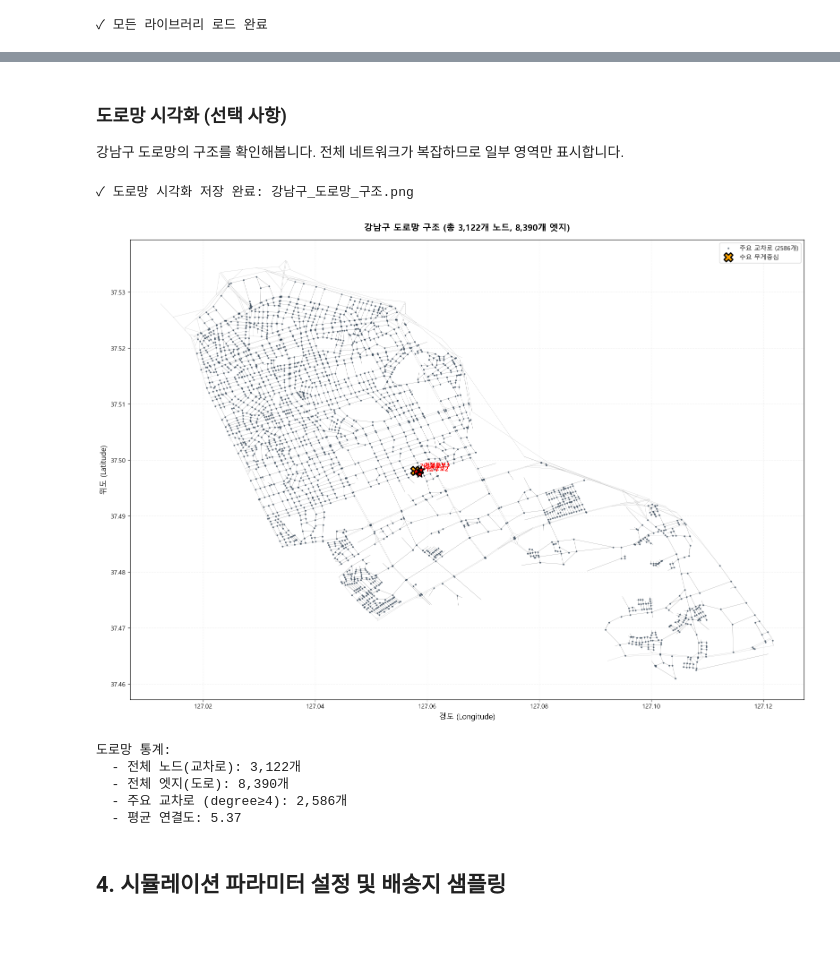
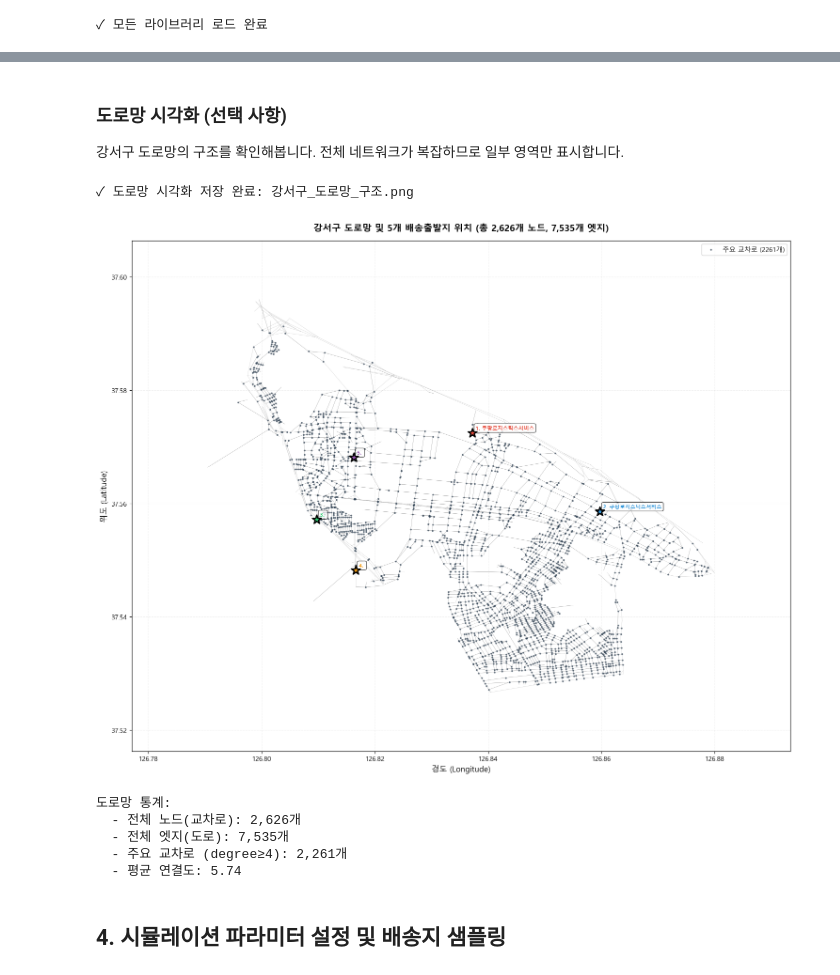
Before and after one commit to papuagigi/Logistics_management_TeamProject, a Jupyter notebook: logistics_optimization_full.ipynb, the cells around one changed output, grey strips where cells are left out. Drawn from its saved outputs; the diff is of its cells as text; code cells hidden in the pictures; blank space fills up the shorter version.

```diff
--- a/logistics_optimization_full.ipynb
+++ b/logistics_optimization_full.ipynb
@@ -50,6 +52,7 @@ print("✓ 모든 라이브러리 로드 완료")
 # %%
 # 파일 경로 설정
-file_path = '최종_배송목록_20231201_강남구.csv'
+delivery_file = '강서구_상가_위도경도도로명주소.xlsx'
+depot_file = '강서구_배송출발지_좌표.csv'
 
 # CSV 파일 안전 로드 함수
 def read_csv_safe(p):
@@ -64,8 +67,9 @@ def read_csv_safe(p):
     df.columns = df.columns.str.strip()
     return df
 
-# 데이터 로드
-df_deliveries = read_csv_safe(file_path)
+# 강서구 상가 배송지 데이터 로드 (Excel 파일)
+df_deliveries = pd.read_excel(delivery_file)
+df_deliveries.columns = df_deliveries.columns.str.strip()
 
 # 데이터 확인
 print(f"총 배송지 수: {len(df_deliveries):,}개")
@@ -115,13 +151,14 @@ OSMnx를 사용하여 강남구의 실제 도로망 데이터를 로드하고,
 # %%
-# 도로망 데이터 로드
-place_name = 'Gangnam-gu, Seoul, South Korea'
-graph_path = 'gangnam_drive_network.graphml'
+# 도로망 데이터 로드 (강서구)
+place_name = 'Gangseo-gu, Seoul, South Korea'
+graph_path = 'gangseo_drive_network.graphml'
 
 try:
     G = ox.load_graphml(graph_path)
     print(f"✓ '{graph_path}' 파일에서 도로망 데이터를 불러왔습니다.")
 except FileNotFoundError:
     print(f"'{graph_path}' 파일이 없어 새로 다운로드합니다...")
+    print("⚠️ 강서구 도로망 다운로드 중입니다 (1-2분 소요)...")
     G = ox.graph_from_place(place_name, network_type='drive')
     ox.save_graphml(G, graph_path)
     print(f"✓ 도로망 데이터를 '{graph_path}'에 저장했습니다.")
@@ -129,4 +166,5 @@ except FileNotFoundError:
 print(f"\n도로망 정보:")
 print(f"  - 노드(교차로) 수: {len(G.nodes):,}개")
 print(f"  - 엣지(도로) 수: {len(G.edges):,}개")
+print(f"  - 범위: 강서구 (배송출발지 + 배송지 모두 포함)")
 # %% [output]
@@ -174,13 +207,10 @@ for i, node_id in enumerate(depot_candidates, 1):
 # %% [markdown]
 ### 도로망 시각화 (선택 사항)
 
-강남구 도로망의 구조를 확인해봅니다. 전체 네트워크가 복잡하므로 일부 영역만 표시합니다.
+강서구 도로망의 구조를 확인해봅니다. 전체 네트워크가 복잡하므로 일부 영역만 표시합니다.
 # %%
 # 도로망 시각화 (전체 또는 일부)
 fig, ax = plt.subplots(figsize=(16, 12))
-
-# 방법 1: OSMnx의 plot_graph 사용 (간단하지만 느림)
-# ox.plot_graph(G, ax=ax, node_size=1, edge_linewidth=0.5, bgcolor='white')
 
 # 방법 2: NetworkX로 직접 그리기 (빠르고 커스터마이즈 가능)
 # 노드 위치 추출
@@ -197,53 +227,60 @@ for edge in G.edges():
 
 ax.plot(edge_x, edge_y, 'gray', linewidth=0.3, alpha=0.5, zorder=1)
 
 # 주요 교차로만 표시 (degree가 높은 노드)
 node_degrees = dict(G.degree())
 major_nodes = [node for node, degree in node_degrees.items() if degree >= 4]
 major_x = [pos[node][0] for node in major_nodes]
 major_y = [pos[node][1] for node in major_nodes]
 ax.scatter(major_x, major_y, c='#2c3e50', s=3, alpha=0.6, zorder=2, label=f'주요 교차로 ({len(major_nodes)}개)')
 
-# 거점 후보 노드 강조 표시
-for i, depot_id in enumerate(depot_candidates):
+# 5개 고정 거점 강조 표시
+depot_colors = ['#e74c3c', '#3498db', '#2ecc71', '#f39c12', '#9b59b6']
+for i, depot_id in enumerate(depot_nodes_list):
     depot_x, depot_y = pos[depot_id]
-    ax.scatter(depot_x, depot_y, c='red', s=150, marker='*',
-              edgecolors='black', linewidth=1.5, zorder=5)
-    ax.annotate(f'거점후보{i+1}', (depot_x, depot_y),
+    ax.scatter(depot_x, depot_y, c=depot_colors[i], s=200, marker='*',
+              edgecolors='black', linewidth=2, zorder=5)
+    depot_name = df_depots.iloc[i]['사업장명'].split('(')[0][:10]  # 이름 축약
+    ax.annotate(f'{i+1}. {depot_name}', (depot_x, depot_y),
                xytext=(5, 5), textcoords='offset points',
-               fontsize=9, fontweight='bold', color='red')
-
-# 무게 중심 표시
-ax.scatter(center_lon, center_lat, c='orange', s=200, marker='X',
-          edgecolors='black', linewidth=2, zorder=4, label='수요 무게중심')
+               fontsize=8, fontweight='bold', color=depot_colors[i],
+               bbox=dict(boxstyle='round,pad=0.3', facecolor='white', alpha=0.7))
 
 # 그래프 설정
 ax.set_xlabel('경도 (Longitude)', fontsize=12)
 ax.set_ylabel('위도 (Latitude)', fontsize=12)
-ax.set_title(f'강남구 도로망 구조 (총 {len(G.nodes):,}개 노드, {len(G.edges):,}개 엣지)',
+ax.set_title(f'강서구 도로망 및 5개 배송출발지 위치 (총 {len(G.nodes):,}개 노드, {len(G.edges):,}개 엣지)',
             fontsize=14, fontweight='bold', pad=15)
 ax.legend(loc='best', fontsize=10)
 ax.grid(True, alpha=0.2, linestyle='--')
+
+# 거점이 보이도록 축 범위 확장
+all_lats = [pos[node][1] for node in G.nodes()] + [G.nodes[d]['y'] for d in depot_nodes_list]
+all_lons = [pos[node][0] for node in G.nodes()] + [G.nodes[d]['x'] for d in depot_nodes_list]
+lat_margin = (max(all_lats) - min(all_lats)) * 0.15
+lon_margin = (max(all_lons) - min(all_lons)) * 0.15
+ax.set_xlim(min(all_lons) - lon_margin, max(all_lons) + lon_margin)
+ax.set_ylim(min(all_lats) - lat_margin, max(all_lats) + lat_margin)
 ax.set_aspect('equal')
 
 plt.tight_layout()
-plt.savefig('강남구_도로망_구조.png', dpi=200, bbox_inches='tight')
-print("✓ 도로망 시각화 저장 완료: 강남구_도로망_구조.png")
+plt.savefig('강서구_도로망_구조.png', dpi=200, bbox_inches='tight')
+print("✓ 도로망 시각화 저장 완료: 강서구_도로망_구조.png")
 plt.show()
 
 print(f"\n도로망 통계:")
 print(f"  - 전체 노드(교차로): {len(G.nodes):,}개")
 print(f"  - 전체 엣지(도로): {len(G.edges):,}개")
 print(f"  - 주요 교차로 (degree≥4): {len(major_nodes):,}개")
 print(f"  - 평균 연결도: {sum(node_degrees.values())/len(node_degrees):.2f}")
 # %% [output]
-✓ 도로망 시각화 저장 완료: 강남구_도로망_구조.png
+✓ 도로망 시각화 저장 완료: 강서구_도로망_구조.png
-[figure, old version]
+[figure, new version]
 도로망 통계:
-  - 전체 노드(교차로): 3,122개
-  - 전체 엣지(도로): 8,390개
-  - 주요 교차로 (degree≥4): 2,586개
-  - 평균 연결도: 5.37
+  - 전체 노드(교차로): 2,626개
+  - 전체 엣지(도로): 7,535개
+  - 주요 교차로 (degree≥4): 2,261개
+  - 평균 연결도: 5.74
 # %% [markdown]
 ## 4. 시뮬레이션 파라미터 설정 및 배송지 샘플링
 # %%
```
Also changed, not shown: parts of 29 cells of this notebook, 2 other files.
